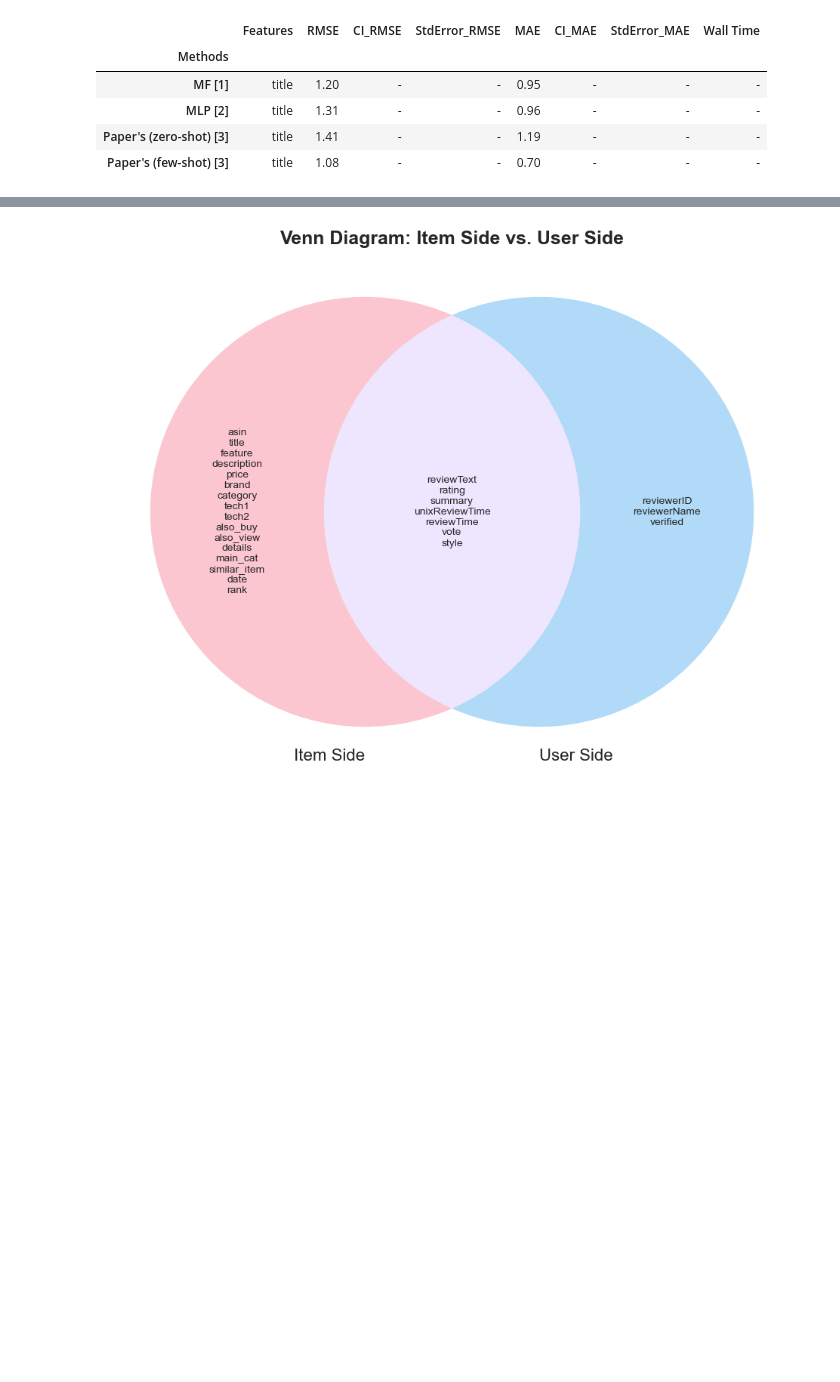
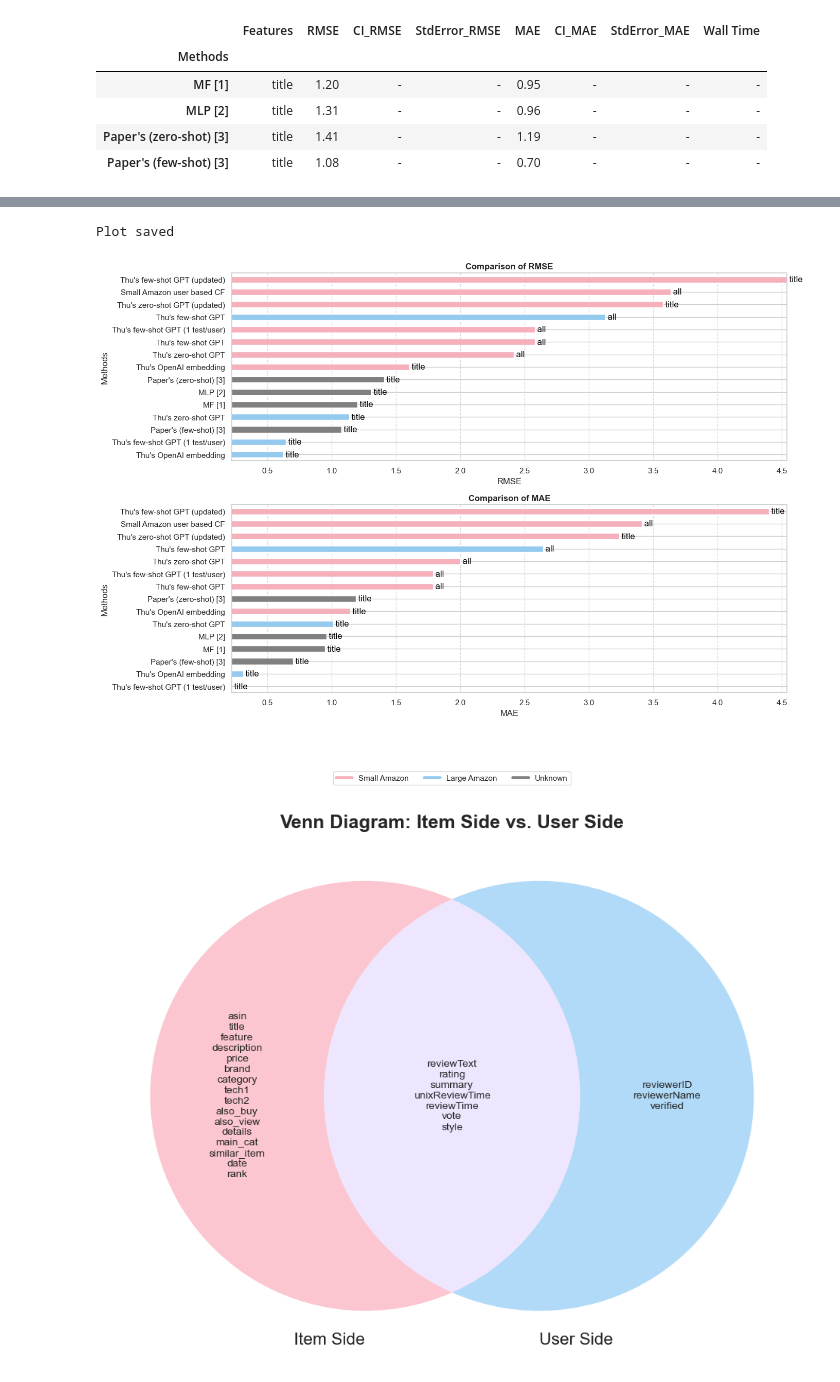
Before and after one commit to tnathu-ai/recommender-system-openAI, a Jupyter notebook: rec-sys/notebook/evaluation/amazon.ipynb, the cells around one changed output, grey strips where cells are left out. Saved outputs shown, nothing was run; the diff lists cells and outputs as text; code cells hidden in the pictures; blank space fills up the shorter version.

```diff
--- a/rec-sys/notebook/evaluation/amazon.ipynb
+++ b/rec-sys/notebook/evaluation/amazon.ipynb
@@ -305,3 +305,72 @@ Plot saved
+# %%
+import seaborn as sns
+import matplotlib.pyplot as plt
+from matplotlib.lines import Line2D
+
+# Set the seaborn style
+sns.set(style="whitegrid")
+
+# Choose a colorblind-friendly palette that includes pink
+base_palette = sns.color_palette("husl", 3)
+small_amazon_base_color = base_palette[0]  # Base color for Small Amazon
+large_amazon_base_color = base_palette[2]  # Base color for Large Amazon
+
+# Create lighter colors
+small_amazon_color = sns.light_palette(small_amazon_base_color, n_colors=3)[-2]  # Lighter color for Small Amazon
+large_amazon_color = sns.light_palette(large_amazon_base_color, n_colors=3)[-2]  # Lighter color for Large Amazon
+
+# Create a color map: a dictionary that maps each unique value in 'Dataset' to a color
+color_map = {'Small Amazon': small_amazon_color, 'Large Amazon': large_amazon_color}
+
+# Map the 'Dataset' column to colors using the color map, handling NaN values
+df['color'] = df['Dataset'].map(color_map).fillna("grey")  # Grey color for NaN values
+
+# Update the max and min scale of RMSE and MAE
+max_rmse_mae = max(df['RMSE'].max(), df['MAE'].max())
+min_rmse_mae = min(df['RMSE'].min(), df['MAE'].min())
+
+# Plotting
+fig, ax = plt.subplots(2, 1, figsize=(14, 10))  # Adjusted figure size
+
+# RMSE Plot
+df.sort_values(by="RMSE").plot.barh(x="Methods", y="RMSE", ax=ax[0], legend=False, color=df.sort_values(by="RMSE")['color'])
+ax[0].set_title("Comparison of RMSE", fontweight='bold')
+ax[0].set_xlabel("RMSE")
+ax[0].set_ylabel("Methods")
+ax[0].grid(axis='x', linestyle='--', alpha=0.7)
+ax[0].set_xlim([min_rmse_mae, max_rmse_mae])
+
+# Add features as text next to each bar
+for index, value in enumerate(df.sort_values(by="RMSE")['RMSE']):
+    ax[0].text(value, index, ' ' + df.sort_values(by="RMSE")['Features'].iloc[index], color='black', va="center")
+
+# MAE Plot
+df.sort_values(by="MAE").plot.barh(x="Methods", y="MAE", ax=ax[1], legend=False, color=df.sort_values(by="MAE")['color'])
+ax[1].set_title("Comparison of MAE", fontweight='bold')
+ax[1].set_xlabel("MAE")
+ax[1].set_ylabel("Methods")
+ax[1].grid(axis='x', linestyle='--', alpha=0.7)
+ax[1].set_xlim([min_rmse_mae, max_rmse_mae])
+
+# Add features as text next to each bar
+for index, value in enumerate(df.sort_values(by="MAE")['MAE']):
+    ax[1].text(value, index, ' ' + df.sort_values(by="MAE")['Features'].iloc[index], color='black', va="center")
+
+# Add legend
+legend_elements = [Line2D([0], [0], color=small_amazon_color, lw=4, label='Small Amazon'),
+                   Line2D([0], [0], color=large_amazon_color, lw=4, label='Large Amazon'),
+                   Line2D([0], [0], color='grey', lw=4, label='Unknown')]
+
+# Adjusted legend position
+fig.legend(handles=legend_elements, loc='upper center', bbox_to_anchor=(0.5, -0.05), ncol=3)
+
+plt.tight_layout(rect=[0, 0.03, 1, 0.95])  # Adjusted layout
+plt.savefig('../images/comparison_plot.png', bbox_inches='tight')  # Save with tight bounding box
+print("Plot saved")
+plt.show()
+# %% [output]
+Plot saved
+[figure, added]
 # %%
 # Set the seaborn style
 sns.set(style="whitegrid")
```
Also changed, not shown: parts of 4 cells of this notebook, 6 other files.
